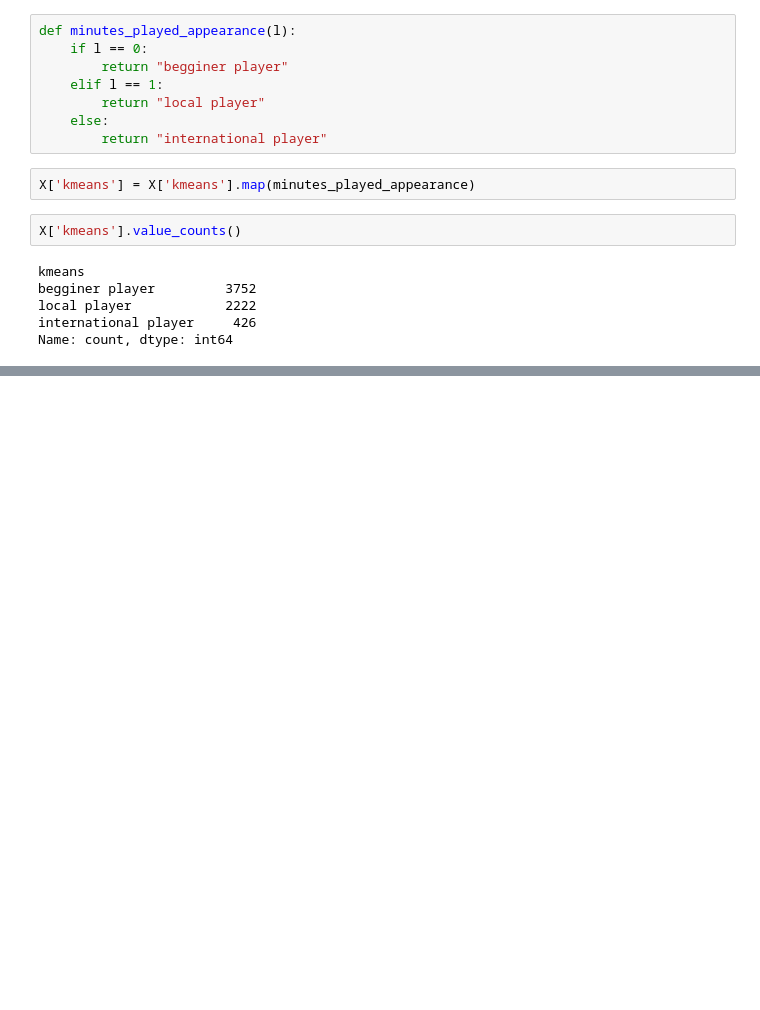
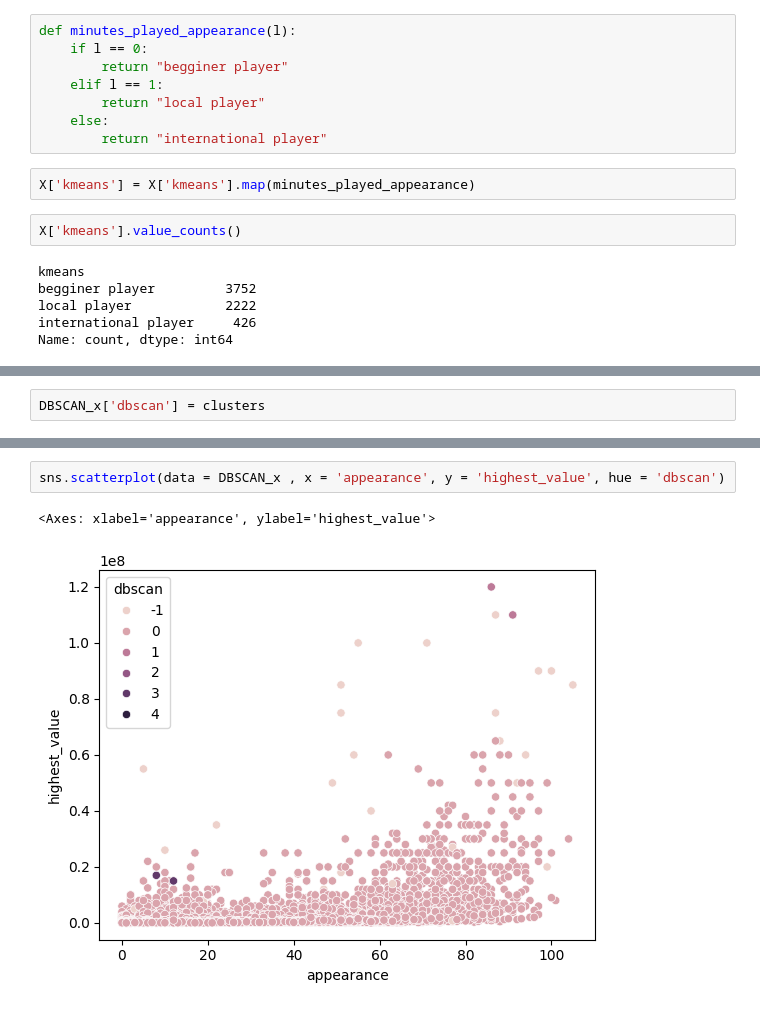
Before and after one commit to sarahbelal20/Usecase-7, a Jupyter notebook: EDA explain template-7 copy 2.ipynb, the cells around one changed output, grey strips where cells are left out. Saved outputs shown, nothing was run; the diff lists cells and outputs as text; blank space fills up the shorter version.

```diff
--- a/EDA explain template-7 copy 2.ipynb
+++ b/EDA explain template-7 copy 2.ipynb
@@ -1909,0 +2009,2 @@ X.head()
+# %%
+DBSCAN_x['dbscan'] = clusters
@@ -1909,0 +2022,5 @@ X.head()
+# %%
+sns.scatterplot(data = DBSCAN_x , x = 'appearance', y = 'highest_value', hue = 'dbscan')
+# %% [output]
+<Axes: xlabel='appearance', ylabel='highest_value'>
+[figure, added]
```
Also changed, not shown: parts of 32 cells of this notebook, 1 other file.
